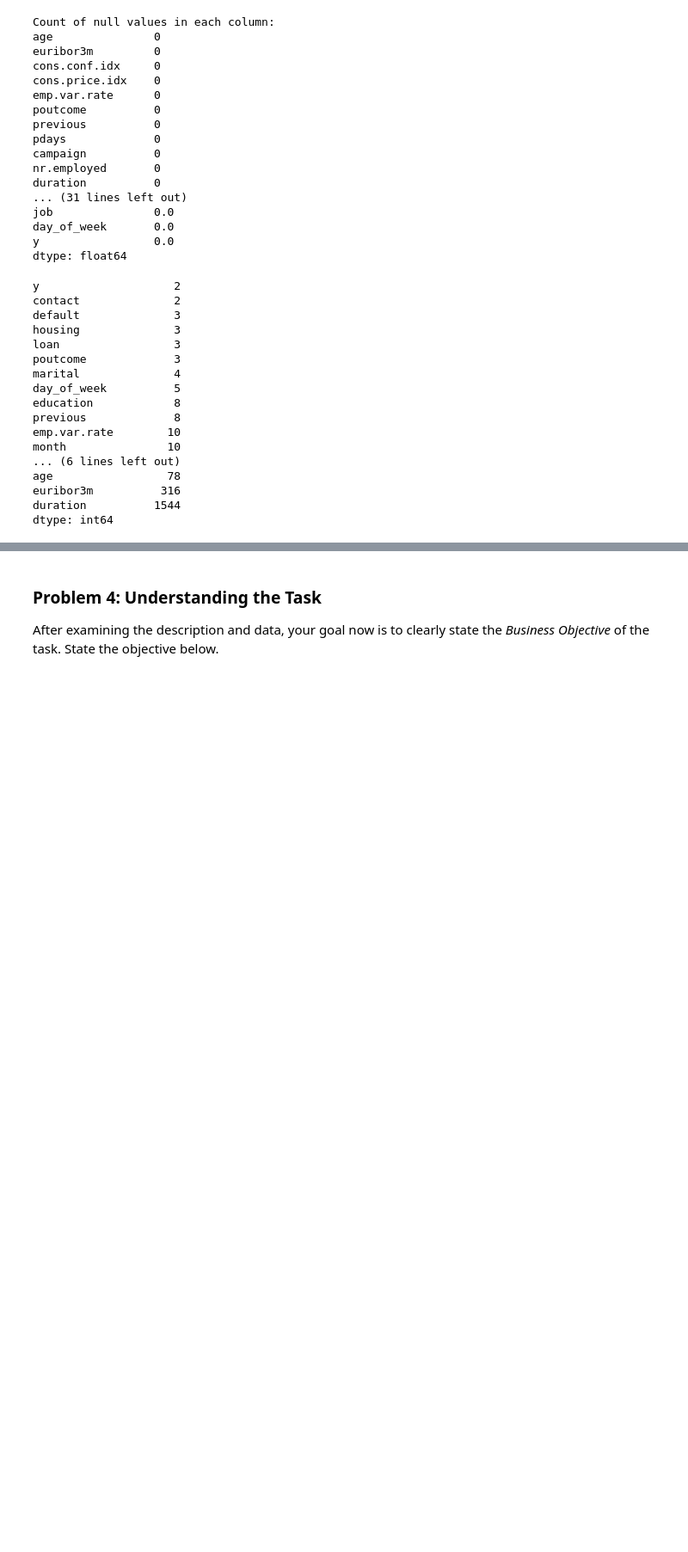
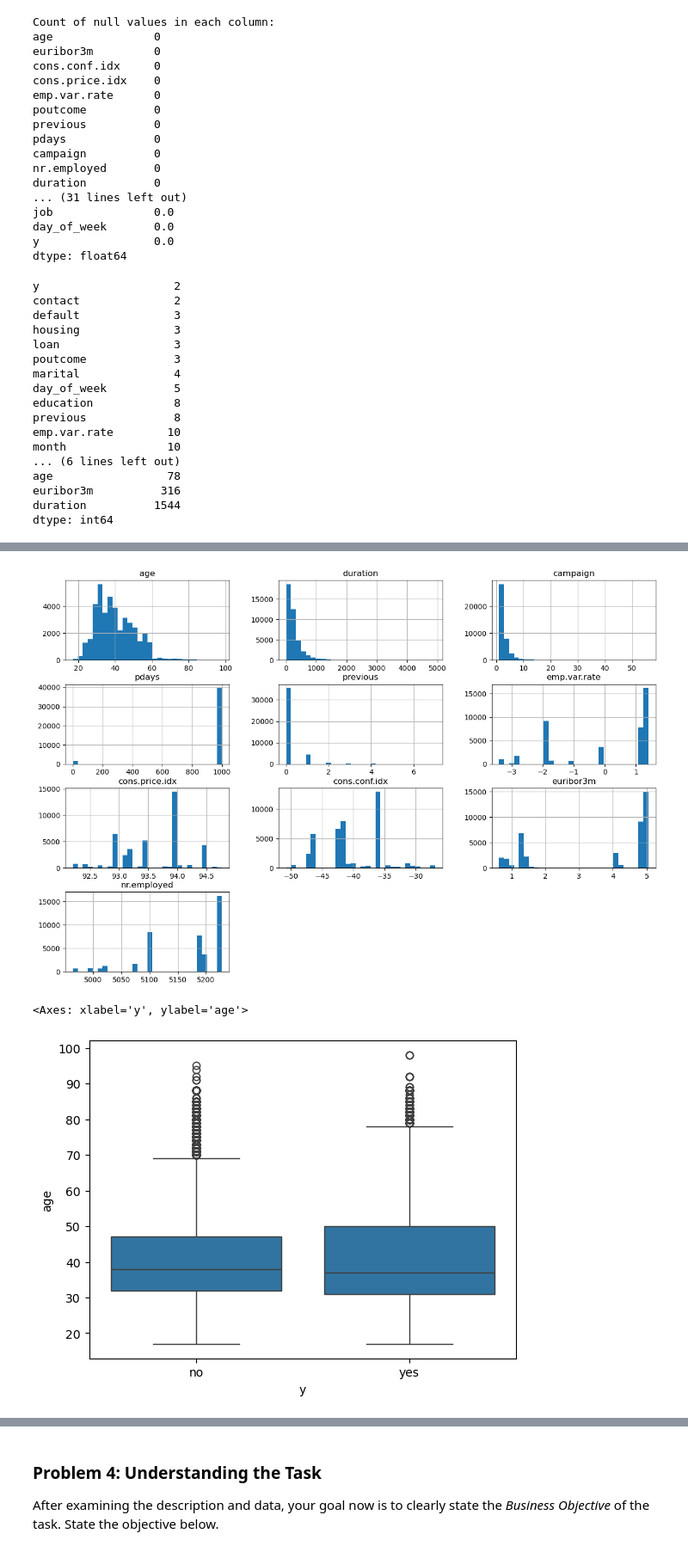
Before and after one commit to creyes25/Practical-Application-3-Python-ML-AI, a Jupyter notebook: prompt_III.ipynb, the cells around one changed output, grey strips where cells are left out. Shown: that part at 86% size. Cells and saved outputs as stored; diff of their text form; code cells hidden in the pictures; blank space fills up the shorter version.

```diff
--- a/prompt_III.ipynb
+++ b/prompt_III.ipynb
@@ -150,0 +179,14 @@ dtype: int64
+# %%
+
+num_cols = ['age', 'duration', 'campaign', 'pdays', 'previous',
+            'emp.var.rate', 'cons.price.idx', 'cons.conf.idx',
+            'euribor3m', 'nr.employed']
+
+data[num_cols].hist(figsize=(15,10), bins=30)
+plt.show()
+
+sns.boxplot(x='y', y='age', data=data)
+# %% [output]
+[figure, added]
+<Axes: xlabel='y', ylabel='age'>
+[figure, added]
```
Also changed, not shown: parts of 8 cells of this notebook.
